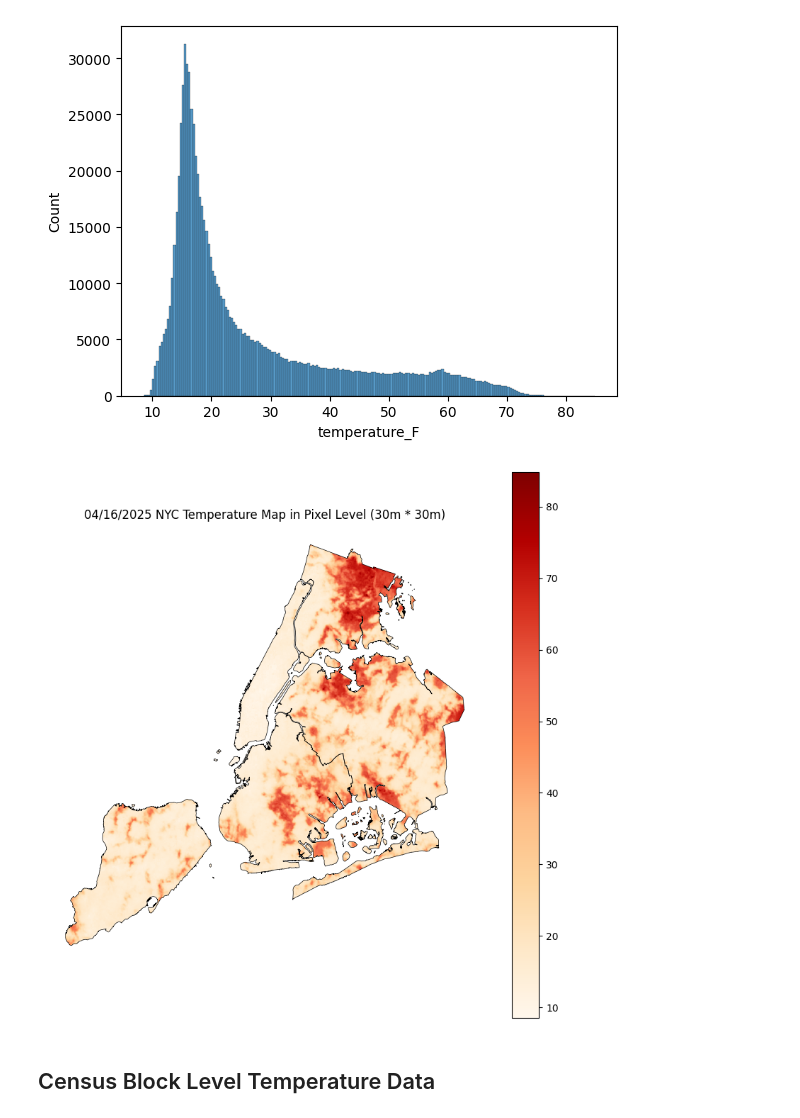
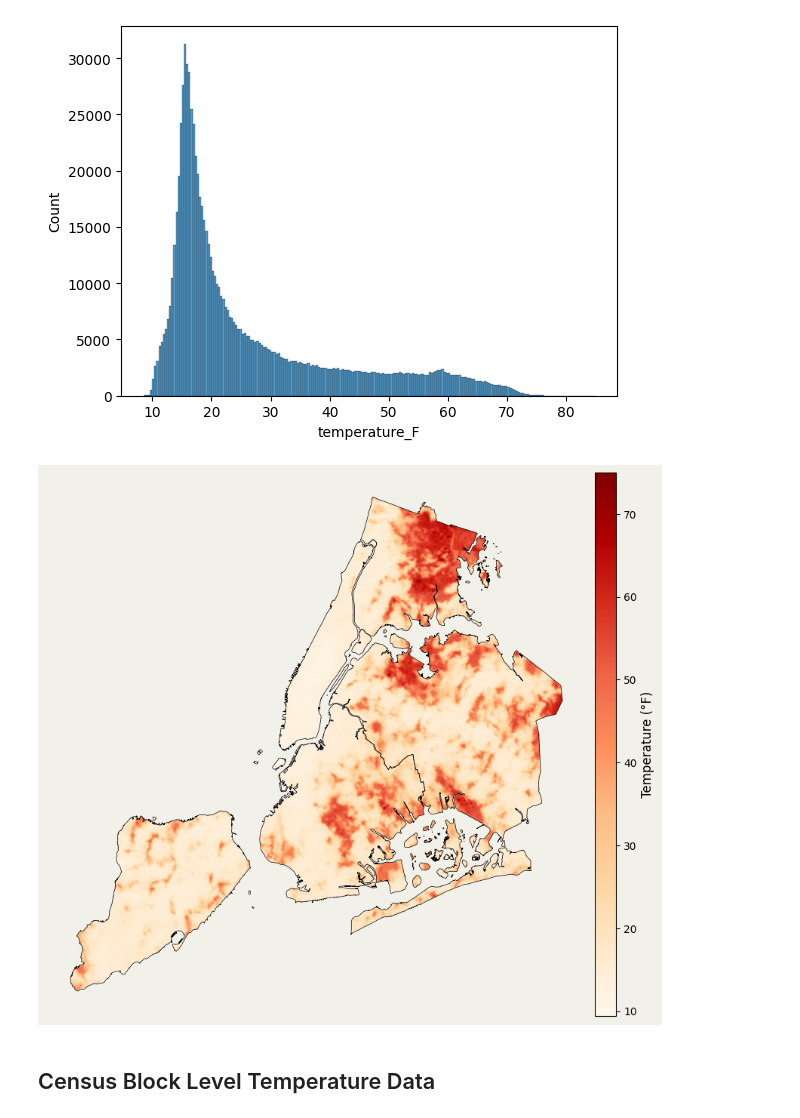
Before and after one commit to KharleWu/UHI_NYC, a Jupyter notebook: Code/RasterProcessing.ipynb, the cells around one changed output. Saved outputs shown, nothing was run; the diff lists cells and outputs as text; code cells hidden in the pictures.

```diff
--- a/Code/RasterProcessing.ipynb
+++ b/Code/RasterProcessing.ipynb
@@ -116,32 +117,65 @@ sns.histplot(gdf['temperature_F'])
 # %%
 boundary_gdf = gpd.read_file("../USGS_Raster/Borough.geojson")
 boundary_gdf = boundary_gdf.to_crs(gdf.crs)
+boundary_gdf = boundary_gdf.buffer(0)
 
-# 创建图像
-fig, ax = plt.subplots(figsize=(10, 10))
+# 设置图像和坐标轴
+fig, ax = plt.subplots(figsize=(15, 9))  # 15:9 比例画布
 
-# 温度图层
-gdf.plot(
+# 画主要地图
+plot = gdf.plot(
     column='temperature_F',
     cmap='OrRd',
-    legend=True,
-    ax=ax
+    ax=ax,
+    legend=False,  # 我们手动添加 colorbar
+    edgecolor='none'
 )
 
-# 边界图层（透明填充 + 黑色边框）
+# 边界图层
 boundary_gdf.boundary.plot(
     ax=ax,
     color='black',
     linewidth=0.5
 )
 
-# 细节修饰
-plt.title("04/16/2025 NYC Temperature Map in Pixel Level (30m * 30m)")
-plt.axis('off')
-plt.savefig('pic.png', dpi=300, bbox_inches='tight')
+# 设置标题 & 移除坐标轴
+# ax.set_title("04/16/2025 NYC Temperature Map in Pixel Level (30m * 30m)", fontsize=16)
+ax.axis('off')
+
+# ========================
+# 居中地图区域
+# ========================
+ax.set_position([0.1, 0.1, 0.75, 0.8])  # left, bottom, width, height
+# 这个设置使地图区域在 15:9 的画布中更居中、留出右边空间用于 colorbar
+
+# ========================
+# 添加 colorbar
+# ========================
+# 为 colorbar 创建新轴
+from mpl_toolkits.axes_grid1 import make_axes_locatable
+
+divider = make_axes_locatable(ax)
+cax = divider.append_axes("right", size="4%", pad=0.1)
+
+# 使用 GeoSeries 的 plot 返回值的 collection 显式添加 colorbar
+sm = plt.cm.ScalarMappable(cmap='OrRd', norm=plt.Normalize(
+    vmin=gdf_result['temperature_F'].min(),
+    vmax=gdf_result['temperature_F'].max()
+))
+sm._A = []  # 伪造数据结构让 colorbar 能正常显示
+
+# 绘制 colorbar
+cbar = fig.colorbar(sm, cax=cax)
+cbar.set_label("Temperature (°F)", fontsize=12)
+
+# ========================
+# 设置背景和保存
+# ========================
+fig.patch.set_facecolor('#F1F0E9')  # 背景色
+fig.savefig('pic.png', dpi=300, facecolor='#F1F0E9')
 plt.show()
 # %% [output]
-[figure, old version]
+[figure, new version]
 # %% [markdown]
 ## Census Block Level Temperature Data
 # %%
```
Also changed, not shown: parts of 2 cells of this notebook, 9 other files.
